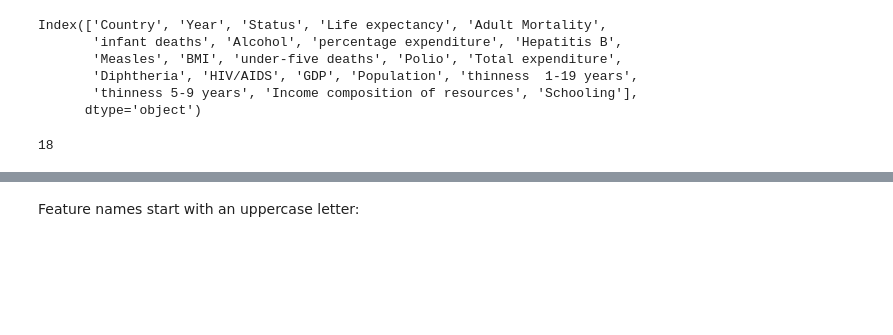
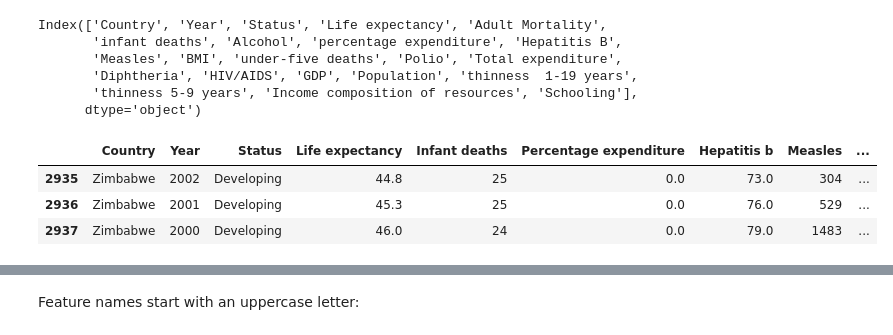
Before and after one commit to vanvan7/DataMining_and_MachineLearning, a Jupyter notebook: Assignment_Q1_to_Q3_2022.ipynb, the cells around one changed output, grey strips where cells are left out. Drawn from its saved outputs; the diff is of its cells as text; code cells hidden in the pictures; blank space fills up the shorter version.

```diff
--- a/Assignment_Q1_to_Q3_2022.ipynb
+++ b/Assignment_Q1_to_Q3_2022.ipynb
@@ -160,13 +160,15 @@ Index(['Country', 'Year', 'Status', 'Life expectancy', 'Adult Mortality',
        'Diphtheria', 'HIV/AIDS', 'GDP', 'Population', 'thinness  1-19 years',
        'thinness 5-9 years', 'Income composition of resources', 'Schooling'],
       dtype='object')
-# %%
-df.columns.get_loc('thinness 1-19 years')
-# %% [output]
-18
 # %%
-#In "thinness 1-19 Years" are two whitespaces
+#In "thinness 1-19 Years" are two whitespaces --> Clear
 df = df.rename(columns={'thinness  1-19 years': 'thinness 1-19 years'})
+df.tail(3)
+# %% [output]
+|  | Country | Year | Status | Life expectancy | Infant deaths | Percentage expenditure | Hepatitis b | Measles | ... |
+| 2935 | Zimbabwe | 2002 | Developing | 44.8 | 25 | 0.0 | 73.0 | 304 | ... |
+| 2936 | Zimbabwe | 2001 | Developing | 45.3 | 25 | 0.0 | 76.0 | 529 | ... |
+| 2937 | Zimbabwe | 2000 | Developing | 46.0 | 24 | 0.0 | 79.0 | 1483 | ... |
 # %%
 print(df.columns)
 # %% [output]
```
Also changed, not shown: parts of 12 cells of this notebook.
